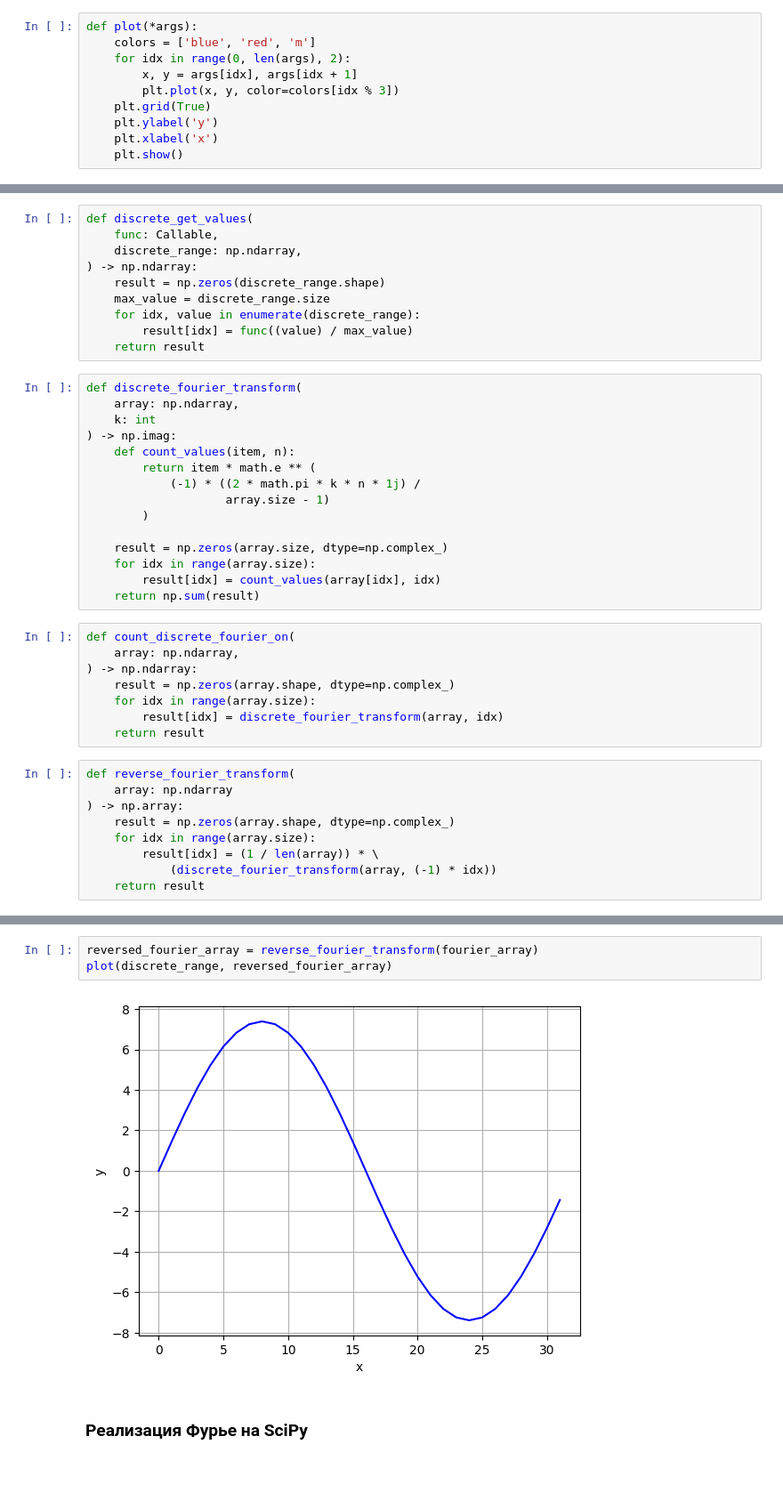
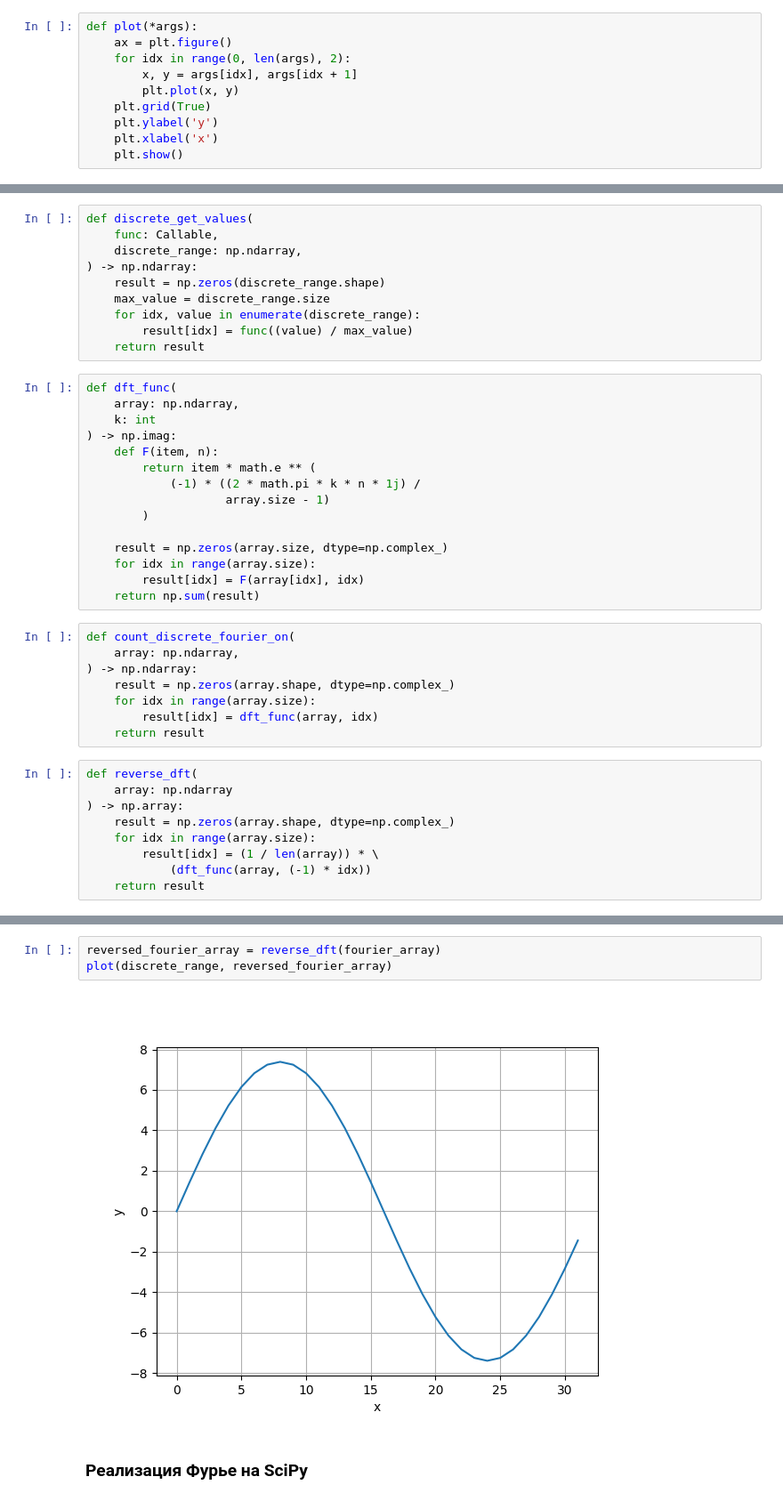
Before and after one commit to Niatomi/conversion-of-measurement-signals-course, a Jupyter notebook: src/practice_5.ipynb, the cells around one changed output, grey strips where cells are left out. Shown at 89% size. Cells and saved outputs as stored; diff of their text form; blank space fills up the shorter version.

```diff
--- a/src/practice_5.ipynb
+++ b/src/practice_5.ipynb
@@ -37,10 +40,10 @@ from typing import Callable
 from random import randint
 # %%
 def plot(*args):
-    colors = ['blue', 'red', 'm']
+    ax = plt.figure()
     for idx in range(0, len(args), 2):
         x, y = args[idx], args[idx + 1]
-        plt.plot(x, y, color=colors[idx % 3])
+        plt.plot(x, y)
     plt.grid(True)
     plt.ylabel('y')
     plt.xlabel('x')
@@ -61,11 +64,11 @@ def discrete_get_values(
         result[idx] = func((value) / max_value)
     return result
 # %%
-def discrete_fourier_transform(
+def dft_func(
     array: np.ndarray,
     k: int
 ) -> np.imag:
-    def count_values(item, n):
+    def F(item, n):
         return item * math.e ** (
             (-1) * ((2 * math.pi * k * n * 1j) /
                     array.size - 1)
@@ -73,7 +76,7 @@ def discrete_fourier_transform(
 
     result = np.zeros(array.size, dtype=np.complex_)
     for idx in range(array.size):
-        result[idx] = count_values(array[idx], idx)
+        result[idx] = F(array[idx], idx)
     return np.sum(result)
 # %%
 def count_discrete_fourier_on(
@@ -81,16 +84,16 @@ def count_discrete_fourier_on(
 ) -> np.ndarray:
     result = np.zeros(array.shape, dtype=np.complex_)
     for idx in range(array.size):
-        result[idx] = discrete_fourier_transform(array, idx)
+        result[idx] = dft_func(array, idx)
     return result
 # %%
-def reverse_fourier_transform(
+def reverse_dft(
     array: np.ndarray
 ) -> np.array:
     result = np.zeros(array.shape, dtype=np.complex_)
     for idx in range(array.size):
         result[idx] = (1 / len(array)) * \
-            (discrete_fourier_transform(array, (-1) * idx))
+            (dft_func(array, (-1) * idx))
     return result
 # %%
 DISCRETE_COUNT_MAX = 32
@@ -116,8 +119,8 @@ plot(discrete_range, np.abs(fourier_array))
 # %%
-reversed_fourier_array = reverse_fourier_transform(fourier_array)
+reversed_fourier_array = reverse_dft(fourier_array)
 plot(discrete_range, reversed_fourier_array)
 # %% [output]
-[figure, old version]
+[figure, new version]
 # %% [markdown]
 ### Реализация Фурье на SciPy
 # %%
```
Also changed, not shown: parts of 8 cells of this notebook.
